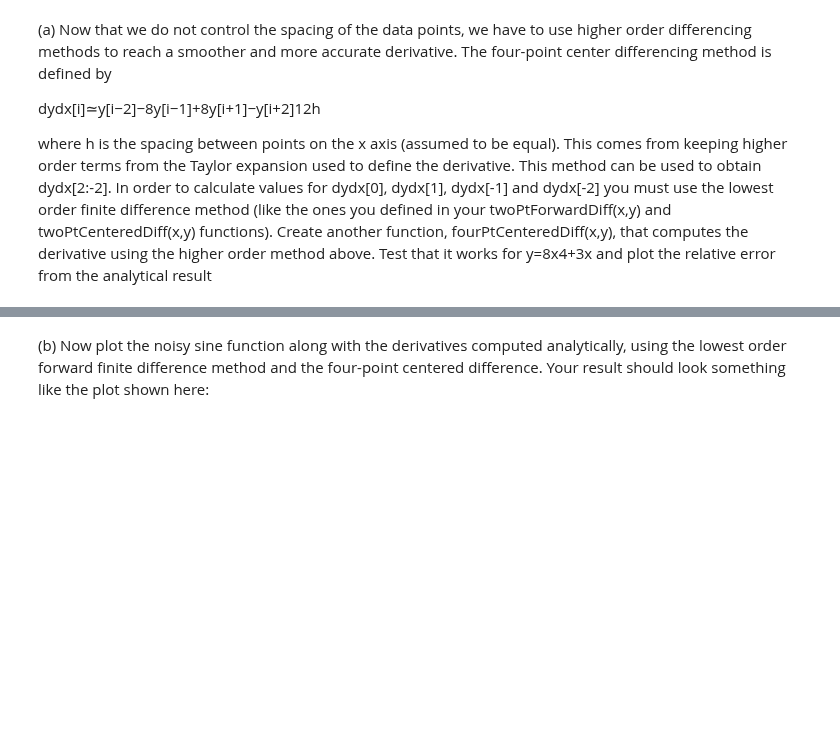
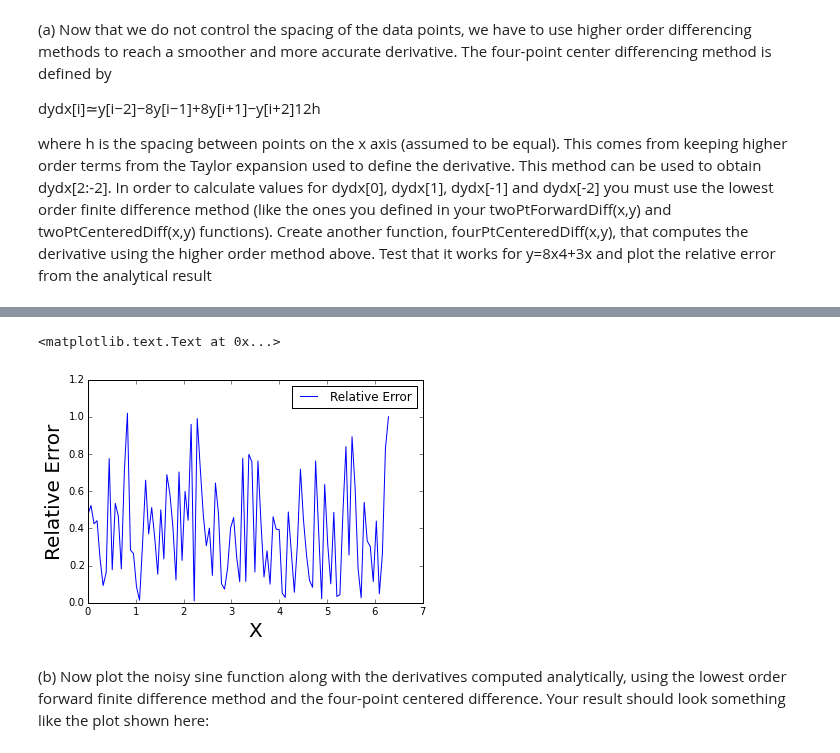
Before and after one commit to jpizagui/PHYS202-S14, a Jupyter notebook: SciPy/DifferentiationExercises.ipynb, the cells around one changed output, grey strips where cells are left out. Cells and saved outputs as stored; diff of their text form; code cells hidden in the pictures; blank space fills up the shorter version.

```diff
--- a/SciPy/DifferentiationExercises.ipynb
+++ b/SciPy/DifferentiationExercises.ipynb
@@ -132,2 +123,12 @@ plt.show()
+# %%
+realdydx = np.cos(x)
+Error = abs(dydx3 - realdydx)
+plt.plot(x,Error, label = "Relative Error")
+plt.legend(loc = "best")
+plt.xlabel("X",fontsize=20)
+plt.ylabel("Relative Error",fontsize=20)
+# %% [output]
+<matplotlib.text.Text at 0x...>
+[figure, added]
 # %% [markdown]
 (b) Now plot the noisy sine function along with the derivatives computed analytically, using the lowest order forward finite difference method and the four-point centered difference. Your result should look something like the plot shown here:
```
Also changed, not shown: parts of 9 cells of this notebook, 1 other file.
